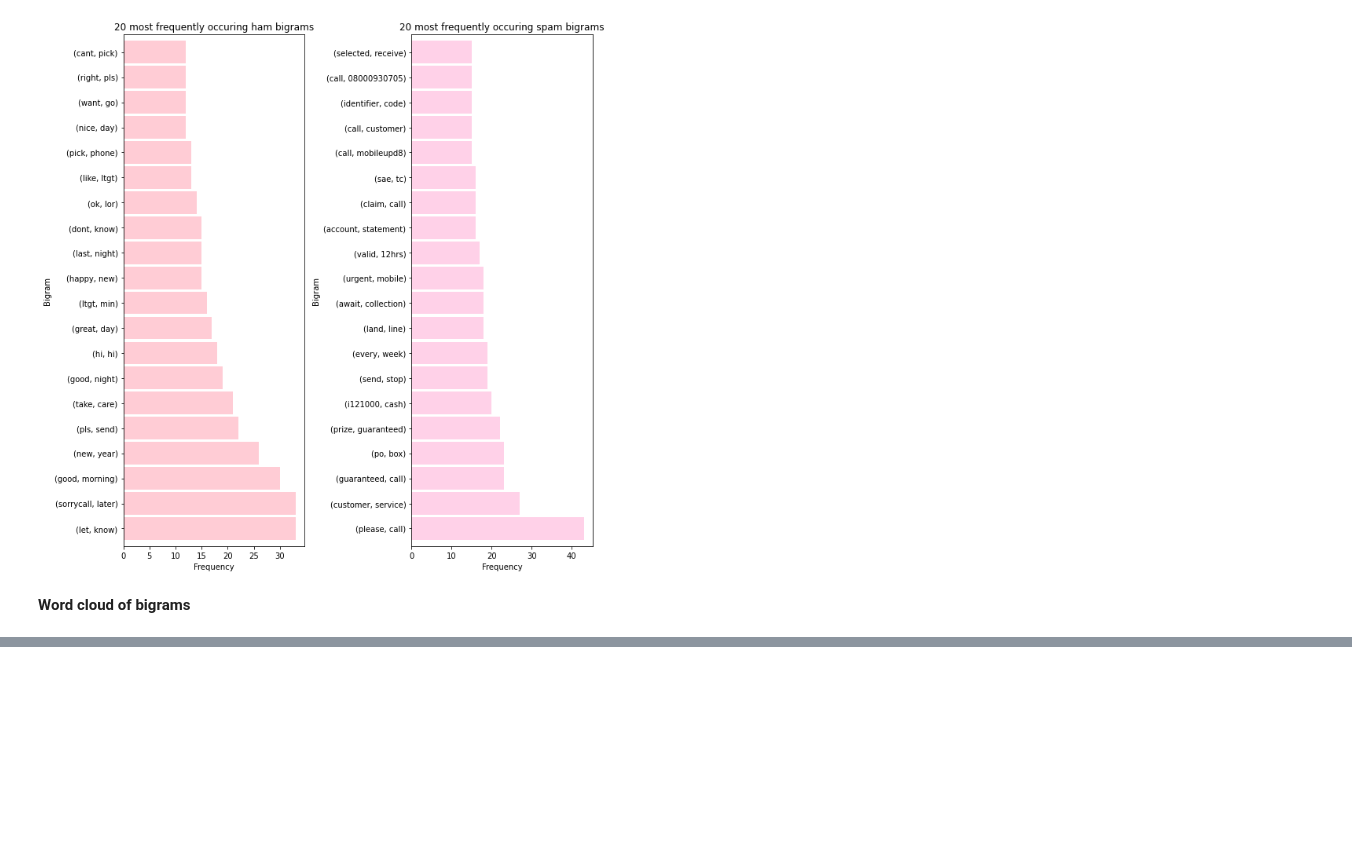
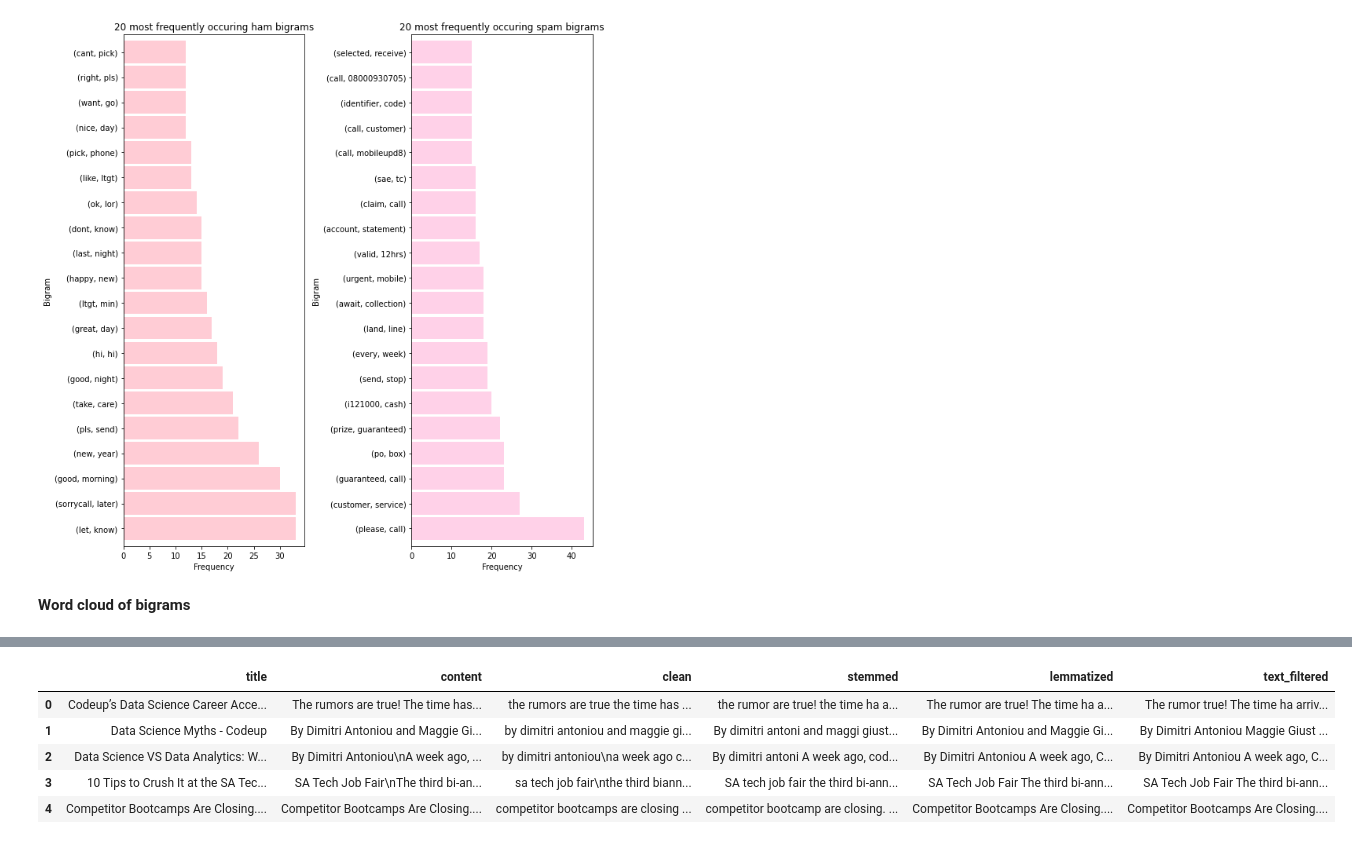
Before and after one commit to matt-c-knight/natural-language-processing-exercises, a Jupyter notebook: explore.ipynb, the cells around one changed output, grey strips where cells are left out. Saved outputs shown, nothing was run; the diff lists cells and outputs as text; code cells hidden in the pictures; blank space fills up the shorter version.

```diff
--- a/explore.ipynb
+++ b/explore.ipynb
@@ -426,0 +527,2 @@ plt.show()
+# %%
+df.drop(columns='text_tokenized', inplace=True)
@@ -426,0 +538,8 @@ plt.show()
+# %%
+def lemmatize(text):
+    wnl = nltk.stem.WordNetLemmatizer()
+    lemmas = [wnl.lemmatize(word) for word in text.split()]
+    article_lemmatized = ' '.join(lemmas)
+    return article_lemmatized
+# %%
+df['lemmatized'] = df['content'].apply(lambda x: lemmatize(x))
@@ -426,0 +555,35 @@ plt.show()
+# %%
+def remove_stopwords(string, extra_words=[], exclude_words=[]):
+    '''
+    This function takes in a string, optional extra_words and exclude_words parameters
+    with default empty lists and returns a string.
+    '''
+    # Create stopword_list.
+    stopword_list = stopwords.words('english')
+
+    # Remove 'exclude_words' from stopword_list to keep these in my text.
+    stopword_list = set(stopword_list) - set(exclude_words)
+
+    # Add in 'extra_words' to stopword_list.
+    stopword_list = stopword_list.union(set(extra_words))
+
+    # Split words in string.
+    words = string.split()
+
+    # Create a list of words from my string with stopwords removed and assign to variable.
+    filtered_words = [word for word in words if word not in stopword_list]
+
+    # Join words in the list back into strings and assign to a variable.
+    string_without_stopwords = ' '.join(filtered_words)
+
+    return string_without_stopwords
+# %%
+df['text_filtered'] = df.lemmatized.apply(remove_stopwords)
+df.head()
+# %% [output]
+|  | title | content | clean | stemmed | lemmatized | text_filtered |
+| 0 | Codeup’s Data Science Career Acce... | The rumors are true! The time has... | the rumors are true the time has ... | the rumor are true! the time ha a... | The rumor are true! The time ha a... | The rumor true! The time ha arriv... |
+| 1 | Data Science Myths - Codeup | By Dimitri Antoniou and Maggie Gi... | by dimitri antoniou and maggie gi... | By dimitri antoni and maggi giust... | By Dimitri Antoniou and Maggie Gi... | By Dimitri Antoniou Maggie Giust ... |
+| 2 | Data Science VS Data Analytics: W... | By Dimitri Antoniou\nA week ago, ... | by dimitri antoniou\na week ago c... | By dimitri antoni A week ago, cod... | By Dimitri Antoniou A week ago, C... | By Dimitri Antoniou A week ago, C... |
+| 3 | 10 Tips to Crush It at the SA Tec... | SA Tech Job Fair\nThe third bi-an... | sa tech job fair\nthe third biann... | SA tech job fair the third bi-ann... | SA Tech Job Fair The third bi-ann... | SA Tech Job Fair The third bi-ann... |
+| 4 | Competitor Bootcamps Are Closing.... | Competitor Bootcamps Are Closing.... | competitor bootcamps are closing ... | competitor bootcamp are closing. ... | Competitor Bootcamps Are Closing.... | Competitor Bootcamps Are Closing.... |
```
Also changed, not shown: parts of 41 cells of this notebook.
